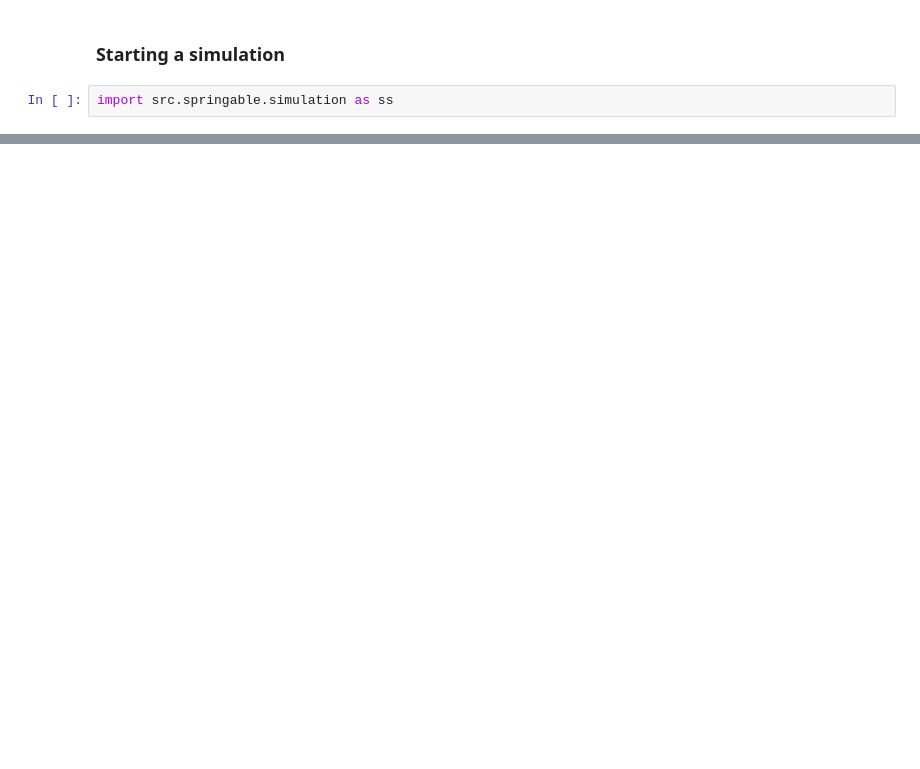
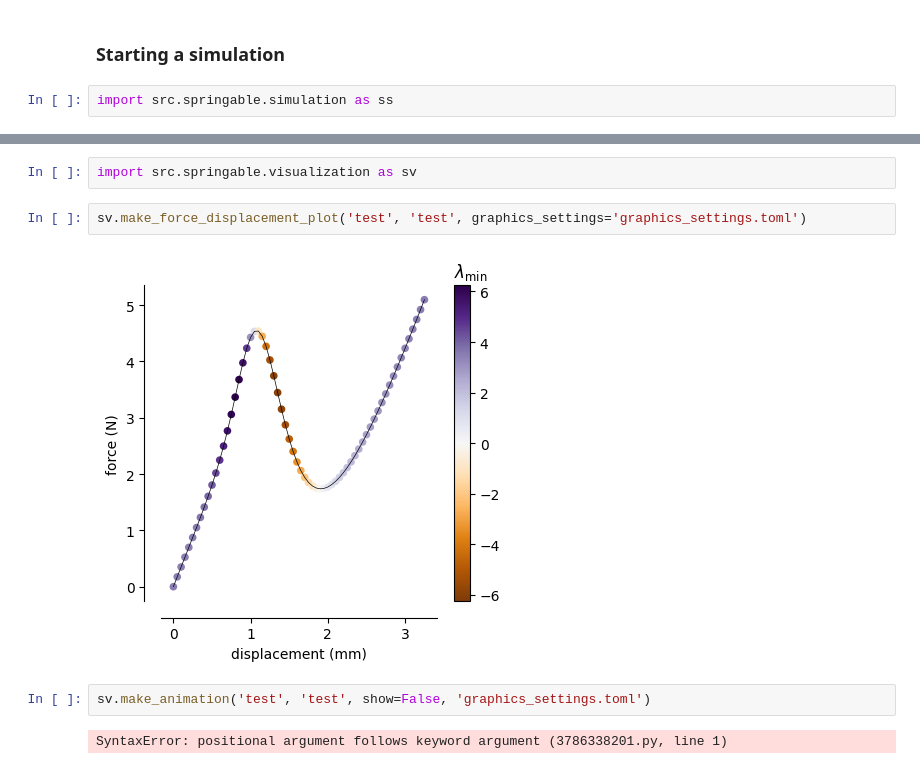
Before and after one commit to ducarme/springable, a Jupyter notebook: getting_started.ipynb, the cells around one changed output, grey strips where cells are left out. Saved outputs shown, nothing was run; the diff lists cells and outputs as text; blank space fills up the shorter version.

```diff
--- a/getting_started.ipynb
+++ b/getting_started.ipynb
@@ -16,0 +34,10 @@ GIF animation saved successfully
+# %%
+import src.springable.visualization as sv
+# %%
+sv.make_force_displacement_plot('test', 'test', graphics_settings='graphics_settings.toml')
+# %% [output]
+[figure, added]
+# %%
+sv.make_animation('test', 'test', show=False, 'graphics_settings.toml')
+# %% [output]
+SyntaxError: positional argument follows keyword argument (3786338201.py, line 1)
```
Also changed, not shown: parts of 3 cells of this notebook, 2 other files.
